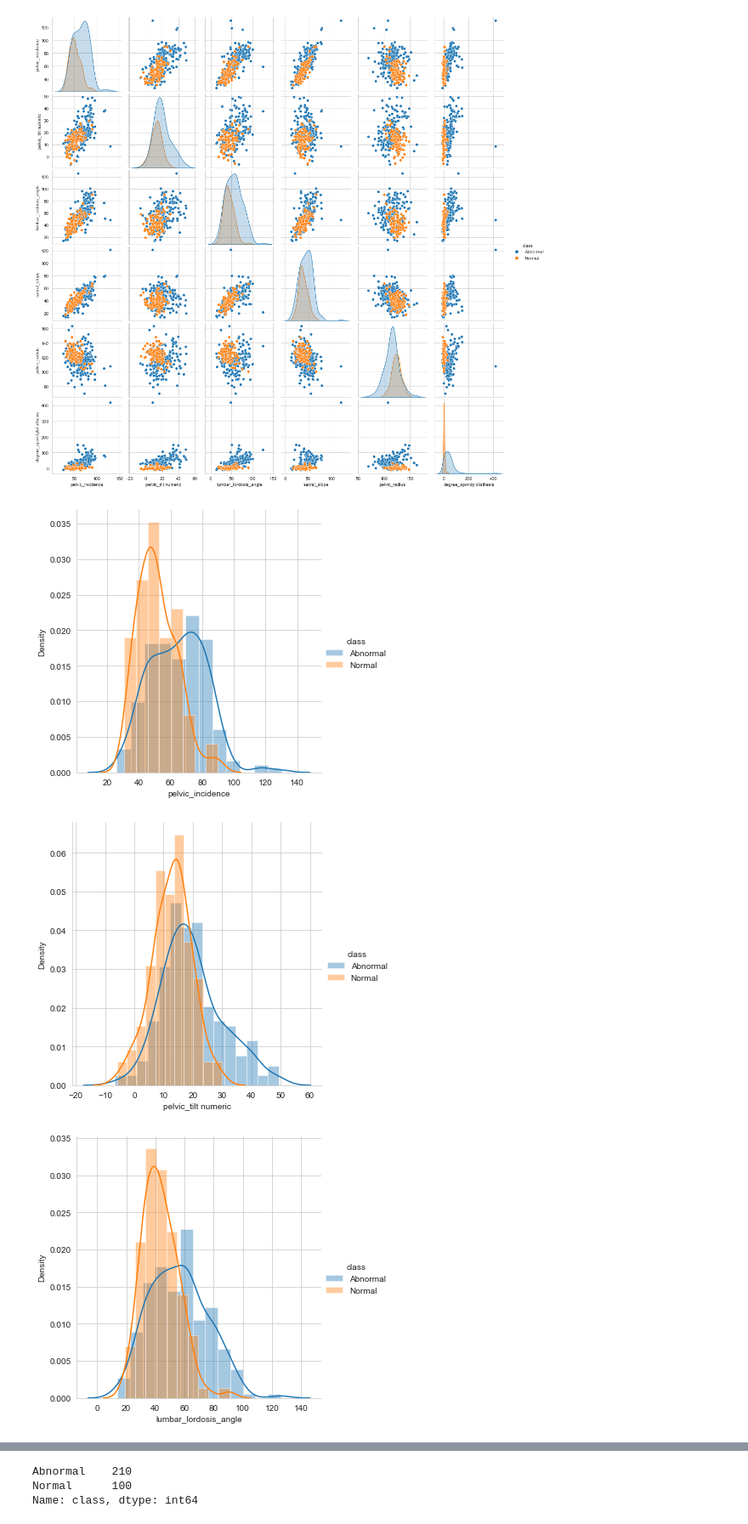
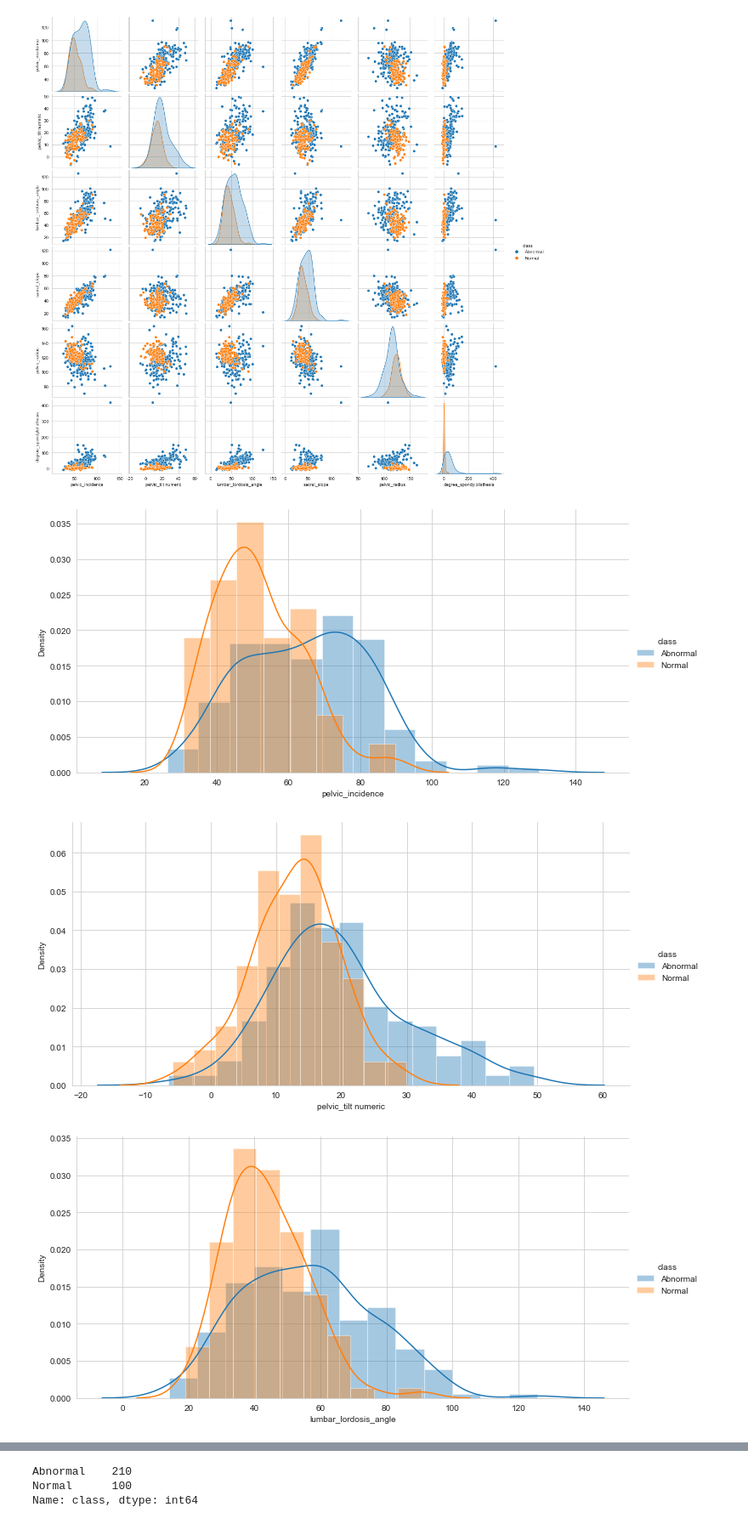
Before and after one commit to sherifRoshdy/Machine-learning-project, a Jupyter notebook: Machine Learning Algorithms Code/ml project code.ipynb, the cells around one changed output, grey strips where cells are left out. Shown at 85% size. Drawn from its saved outputs; the diff is of its cells as text; code cells hidden in the pictures.

```diff
--- a/Machine Learning Algorithms Code/ml project code.ipynb
+++ b/Machine Learning Algorithms Code/ml project code.ipynb
@@ -10,4 +17,4 @@ warnings.filterwarnings("ignore")
 # %% [markdown]
 # Accessing the Data about orthopedic
 # %%
-dataset=pd.read_csv('C:\\Users\\dell\\Documents\\GitHub\\Machine-learning-project\\Dataset\\orthopedic dataset.csv')
+dataset=pd.read_csv('../Dataset/orthopedic dataset.csv')
@@ -100,9 +122,9 @@ plt.show()
 [figure]
 # %%
 for name in dataset.columns.values[:-1]:
-    sns.FacetGrid(dataset,hue="class").map(sns.distplot,name).add_legend()
+    sns.FacetGrid(dataset, hue="class",height=5,aspect=2).map(sns.distplot, name).add_legend()
 plt.show()
 # %% [output]
-[figure, old version]
+[figure, new version]
-[figure, old version]
+[figure, new version]
-[figure, old version]
+[figure, new version]
```
Also changed, not shown: parts of 31 cells of this notebook.
